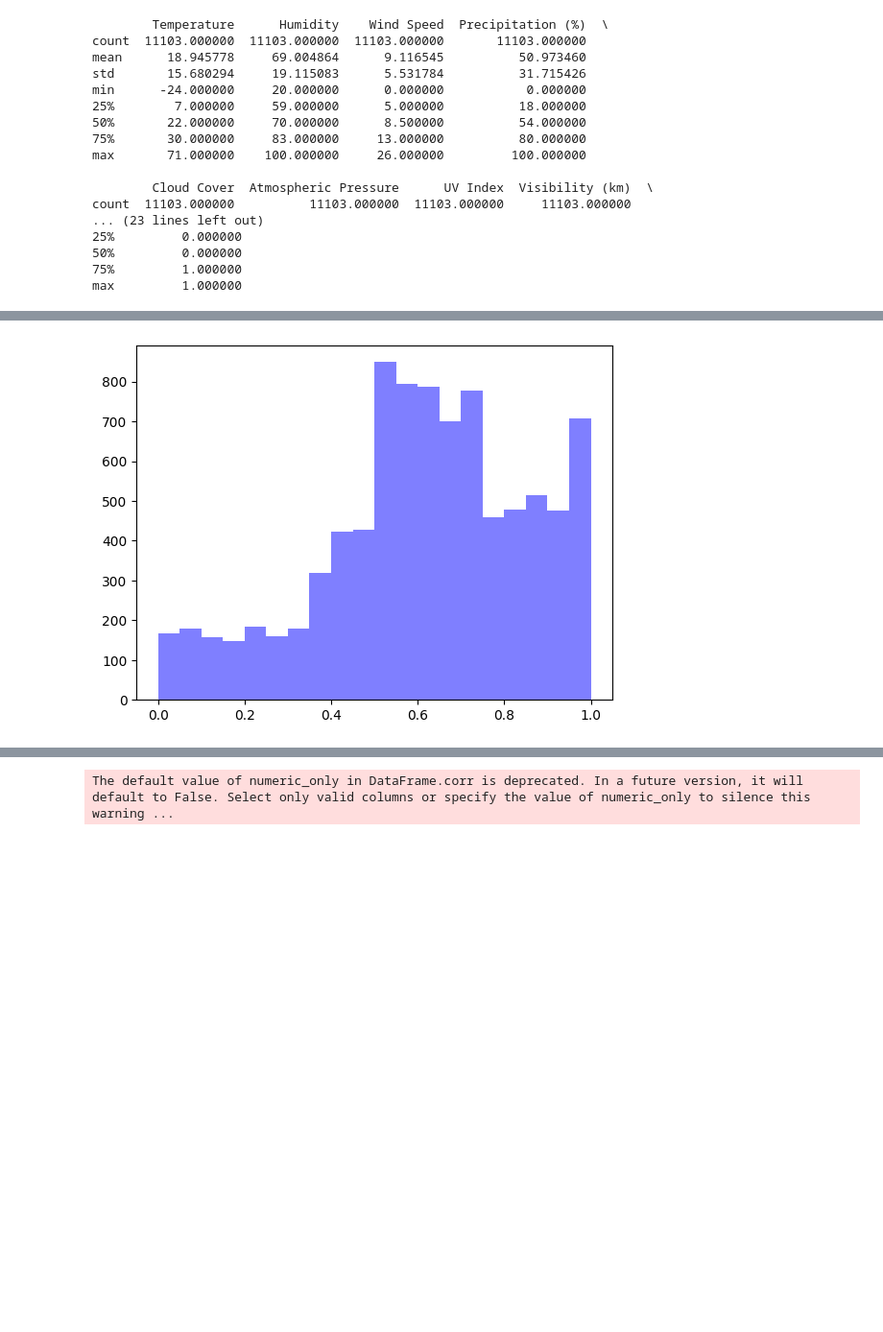
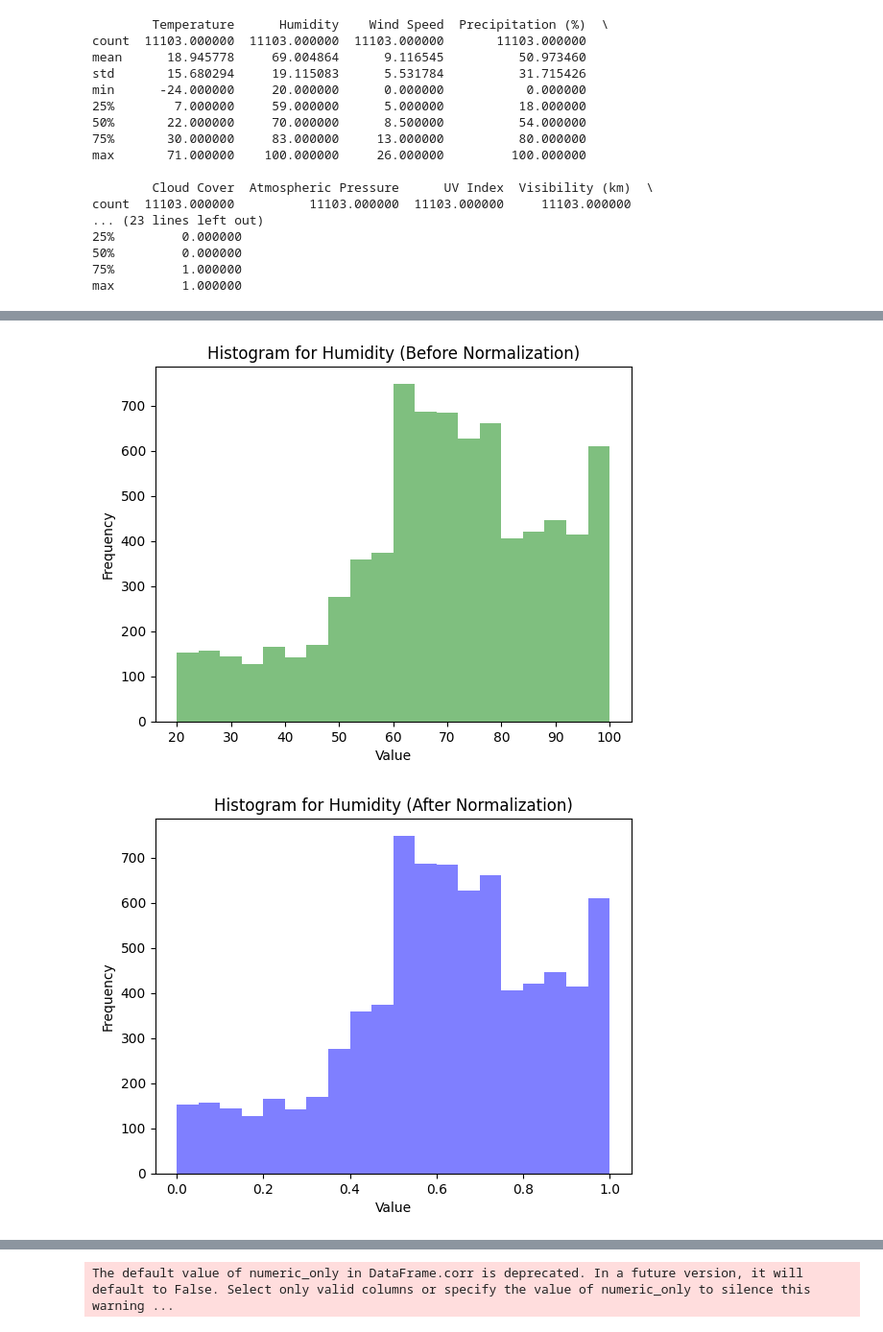
Before and after one commit to Marraff/machine-learning, a Jupyter notebook: preprocessing.ipynb, the cells around one changed output, grey strips where cells are left out. Shown at 96% size. Drawn from its saved outputs; the diff is of its cells as text; code cells hidden in the pictures; blank space fills up the shorter version.

```diff
--- a/preprocessing.ipynb
+++ b/preprocessing.ipynb
@@ -231,16 +238,37 @@ X_train.shape, Y_train.shape, X_val.shape, Y_val.shape, X_test.shape, Y_test.sha
-# %%
-scaler = MinMaxScaler()
-
-X_train = scaler.fit_transform(X_train)
-X_val = scaler.transform(X_val)
-X_test = scaler.transform(X_test)
-
-X_train_df = pd.DataFrame(X_train)
-
-plt.hist(X_train_df[1], bins = 20, color = 'blue', alpha = 0.5)
-plt.show()
-# %% [output]
-[figure, removed]
+# %%
+# Uloženie pôvodných dát pred normalizáciou
+X_train_original = X_train.copy()  # Uložte pred aplikovaním MinMaxScaler
+
+# Vytvorenie dátového rámca s názvami stĺpcov pre pôvodné dáta
+X_train_original_df = pd.DataFrame(X_train_original, columns=X.columns)
+
+# Zobrazenie histogramu pre stĺpec podľa názvu (napr. 'Humidity') pred normalizáciou
+plt.hist(X_train_original_df['Humidity'], bins=20, color='green', alpha=0.5)
+plt.title('Histogram for Humidity (Before Normalization)')
+plt.xlabel('Value')
+plt.ylabel('Frequency')
+plt.show()
+
+
+# Normalizácia dát
+scaler = MinMaxScaler()
+
+X_train = scaler.fit_transform(X_train)
+X_val = scaler.transform(X_val)
+X_test = scaler.transform(X_test)
+
+# Vytvorenie dátového rámca s názvami stĺpcov po normalizácii
+X_train_df = pd.DataFrame(X_train, columns=X.columns)  # Uistite sa, že X má názvy stĺpcov
+
+# Zobrazenie histogramu pre ten istý stĺpec po normalizácii (napr. 'Humidity')
+plt.hist(X_train_df['Humidity'], bins=20, color='blue', alpha=0.5)
+plt.title('Histogram for Humidity (After Normalization)')
+plt.xlabel('Value')
+plt.ylabel('Frequency')
+plt.show()
+# %% [output]
+[figure, added]
+[figure, added]
 # %%
 model = LogisticRegression(max_iter=200)
 model.fit(X_train, Y_train)
```
Also changed, not shown: parts of 16 cells of this notebook, 10 other files.
